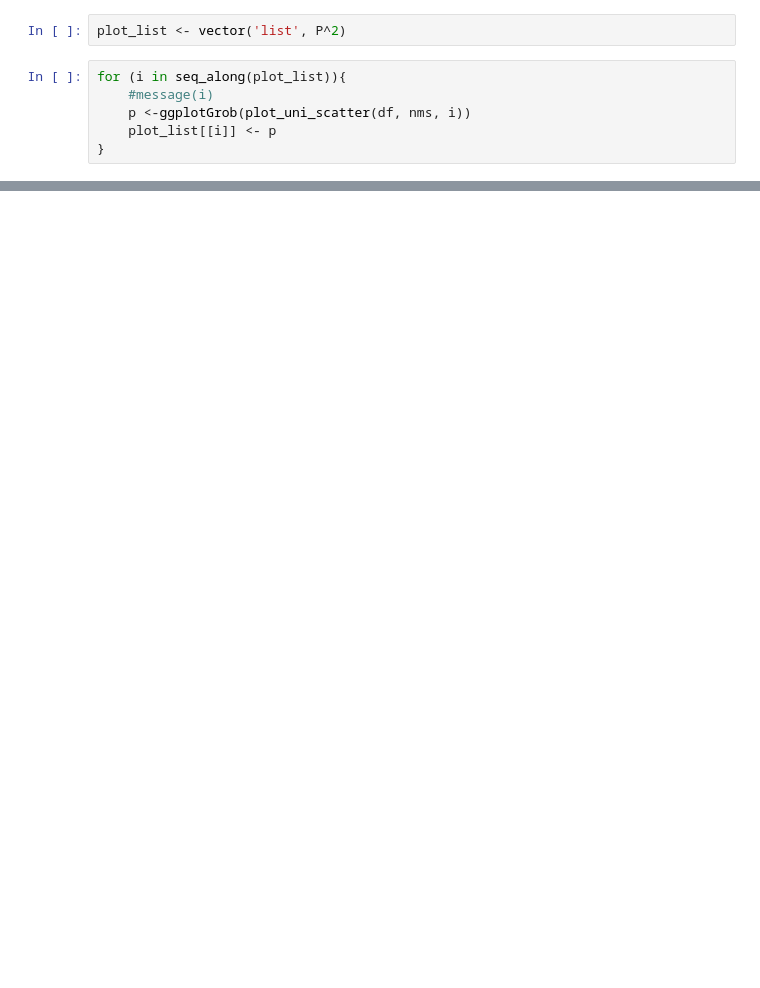
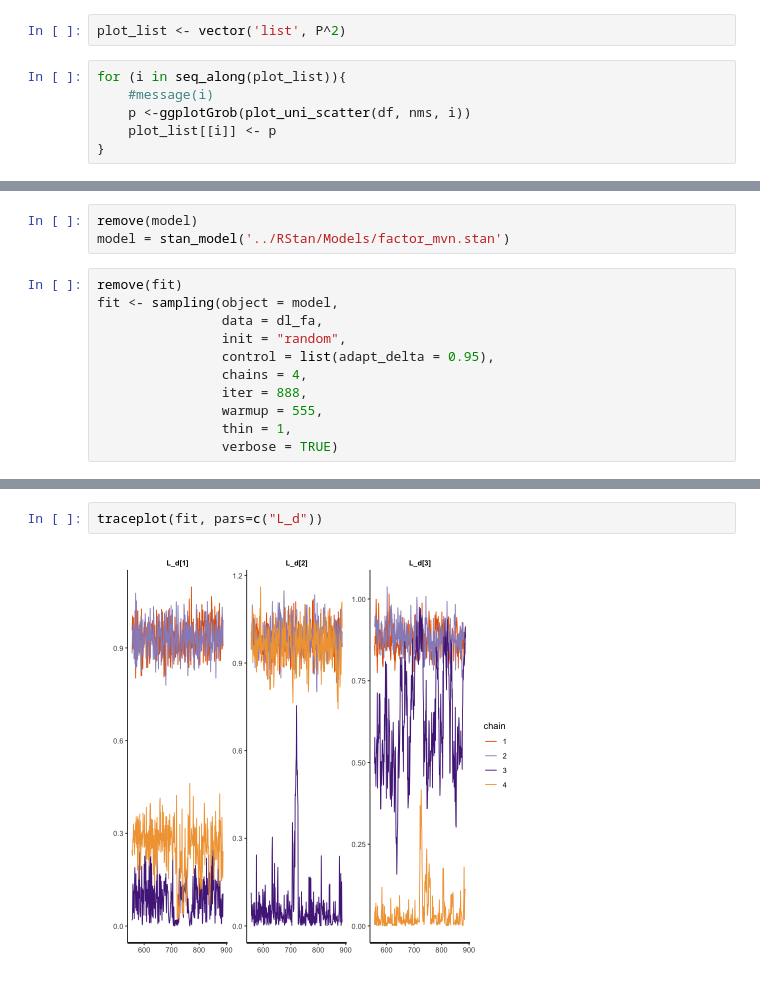
Before and after one commit to hublun/Stan, a Jupyter notebook: Factorization/Factor_Analysis.ipynb, the cells around one changed output, grey strips where cells are left out. Drawn from its saved outputs; the diff is of its cells as text; blank space fills up the shorter version.

Commit message:
init and jupyter

```diff
--- a/Factorization/Factor_Analysis.ipynb
+++ b/Factorization/Factor_Analysis.ipynb
@@ -132,0 +132,14 @@ grid.arrange(grobs = plot_list, ncol = 10)
+# %%
+remove(model)
+model = stan_model('../RStan/Models/factor_mvn.stan')
+# %%
+remove(fit)
+fit <- sampling(object = model,
+                data = dl_fa,
+                init = "random",
+                control = list(adapt_delta = 0.95),
+                chains = 4,
+                iter = 888,
+                warmup = 555,
+                thin = 1,
+                verbose = TRUE)
@@ -132,0 +168,4 @@ grid.arrange(grobs = plot_list, ncol = 10)
+# %%
+traceplot(fit, pars=c("L_d"))
+# %% [output]
+[figure, added]
```
Also changed, not shown: parts of 13 cells of this notebook, 1 other file.
